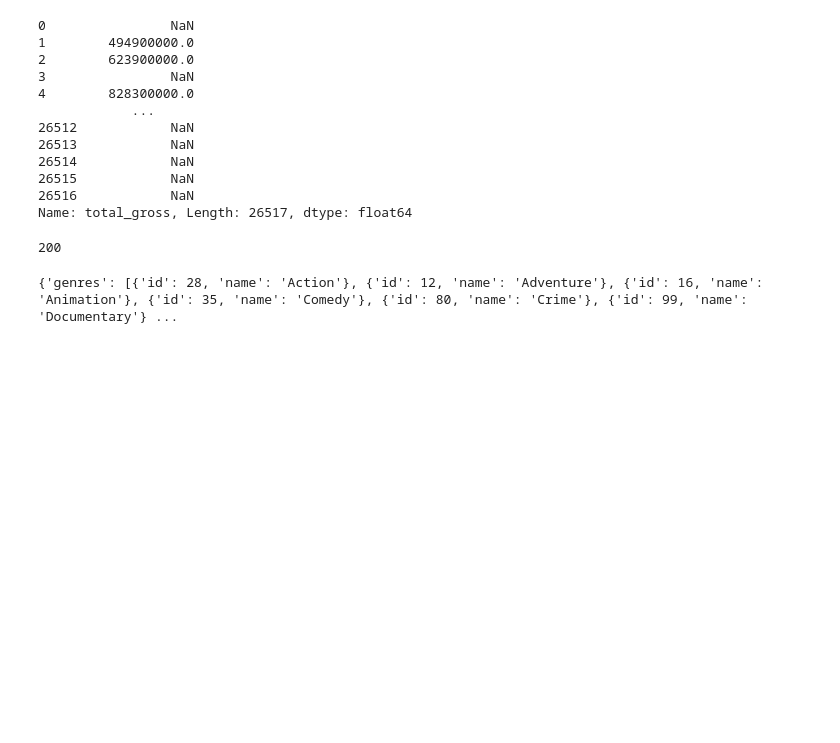
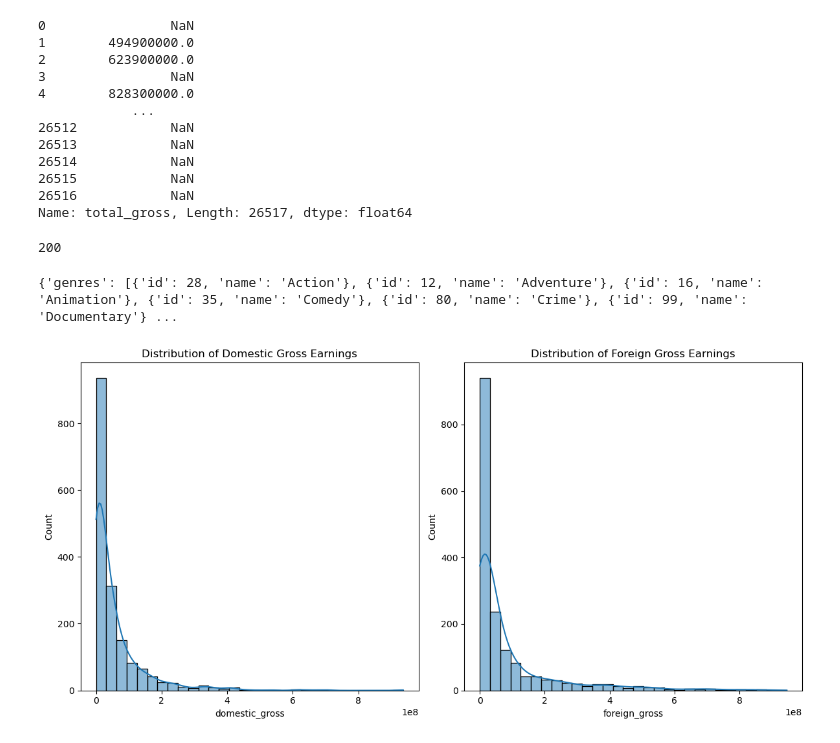
Before and after one commit to DavidGathimbaM/Movie_Analysis, a Jupyter notebook: final.ipynb, the cells around one changed output. Cells and saved outputs as stored; diff of their text form; code cells hidden in the pictures; blank space fills up the shorter version.

Commit message:
created a visualization distribution for gross earnings (forign and domestic)

```diff
--- a/final.ipynb
+++ b/final.ipynb
@@ -176,3 +177,28 @@ print(response.status_code)
 print(response.json())
 # %% [output]
 {'genres': [{'id': 28, 'name': 'Action'}, {'id': 12, 'name': 'Adventure'}, {'id': 16, 'name': 'Animation'}, {'id': 35, 'name': 'Comedy'}, {'id': 80, 'name': 'Crime'}, {'id': 99, 'name': 'Documentary'} ...
+# %%
+# genre mapping from tmdb API
+genre_mapping = {
+    28: 'Action',
+    12: 'Adventure',
+    16: 'Animation',
+    35: 'Comedy',
+    80: 'Crime',
+    99: 'Documentary',
+    18: 'Drama',
+    10751: 'Family',
+    14: 'Fantasy',
+    36: 'History',
+    27: 'Horror',
+    10402: 'Music',
+    9648: 'Mystery',
+    10749: 'Romance',
+    878: 'Science Fiction',
+    10770: 'TV Movie',
+    53: 'Thriller',
+    10752: 'War',
+    37: 'Western'
+}
+
+df3['genre'] = df3['genre_ids'].map(genre_mapping)
@@ -178,0 +208,16 @@ print(response.json())
+# %%
+# Distribution of domestic and foreign gross earnings
+plt.figure(figsize=(12, 6))
+
+plt.subplot(1, 2, 1)
+sns.histplot(df3['domestic_gross'], kde=True, bins=30)
+plt.title('Distribution of Domestic Gross Earnings')
+
+plt.subplot(1, 2, 2)
+sns.histplot(df3['foreign_gross'], kde=True, bins=30)
+plt.title('Distribution of Foreign Gross Earnings')
+
+plt.tight_layout()
+plt.show()
+# %% [output]
+[figure, added]
```
Also changed, not shown: parts of 2 cells of this notebook.
